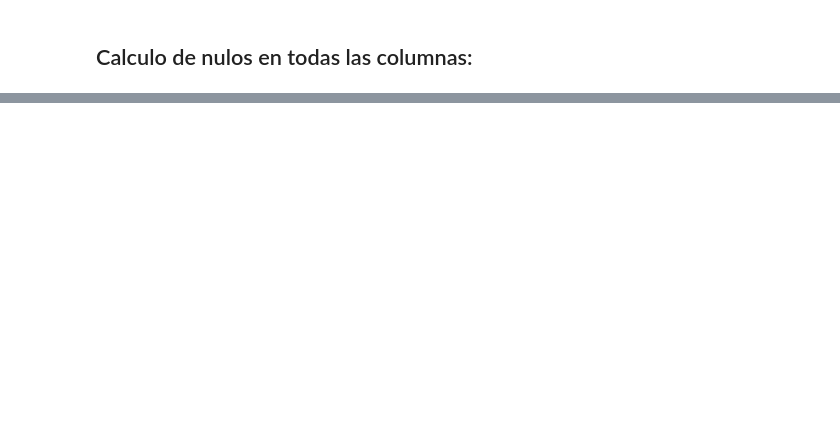
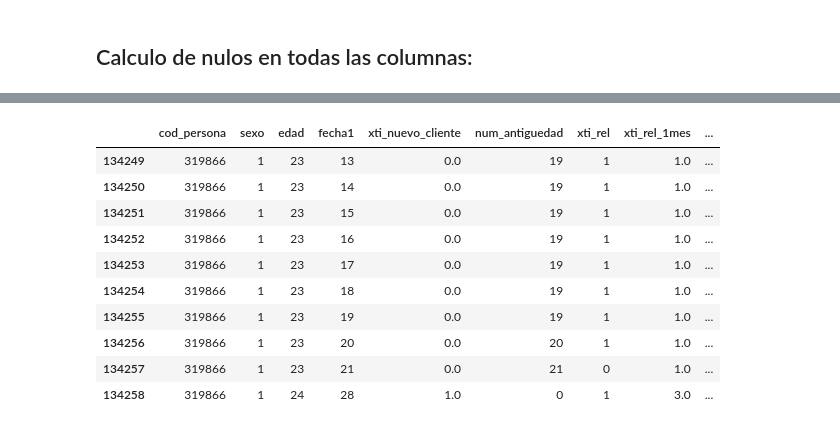
Before and after one commit to pepelopelope/Banking-Product-Recommendations-ML-Project, a Jupyter notebook: Codigo.ipynb, the cells around one changed output, grey strips where cells are left out. Cells and saved outputs as stored; diff of their text form; code cells hidden in the pictures; blank space fills up the shorter version.

```diff
--- a/Codigo.ipynb
+++ b/Codigo.ipynb
@@ -1363,3 +1367,17 @@ dataset.describe()
+# %%
+dataset.loc[dataset['cod_persona'] == 319866]
+# %% [output]
+|  | cod_persona | sexo | edad | fecha1 | xti_nuevo_cliente | num_antiguedad | xti_rel | xti_rel_1mes | ... |
+| 134249 | 319866 | 1 | 23 | 13 | 0.0 | 19 | 1 | 1.0 | ... |
+| 134250 | 319866 | 1 | 23 | 14 | 0.0 | 19 | 1 | 1.0 | ... |
+| 134251 | 319866 | 1 | 23 | 15 | 0.0 | 19 | 1 | 1.0 | ... |
+| 134252 | 319866 | 1 | 23 | 16 | 0.0 | 19 | 1 | 1.0 | ... |
+| 134253 | 319866 | 1 | 23 | 17 | 0.0 | 19 | 1 | 1.0 | ... |
+| 134254 | 319866 | 1 | 23 | 18 | 0.0 | 19 | 1 | 1.0 | ... |
+| 134255 | 319866 | 1 | 23 | 19 | 0.0 | 19 | 1 | 1.0 | ... |
+| 134256 | 319866 | 1 | 23 | 20 | 0.0 | 20 | 1 | 1.0 | ... |
+| 134257 | 319866 | 1 | 23 | 21 | 0.0 | 21 | 0 | 1.0 | ... |
+| 134258 | 319866 | 1 | 24 | 28 | 1.0 | 0 | 1 | 3.0 | ... |
 # %%
 output_file_path = 'dataset_limpio.csv'
 dataset.to_csv(output_file_path, index=False)
```
Also changed, not shown: parts of 9 cells of this notebook, 1 other file.
